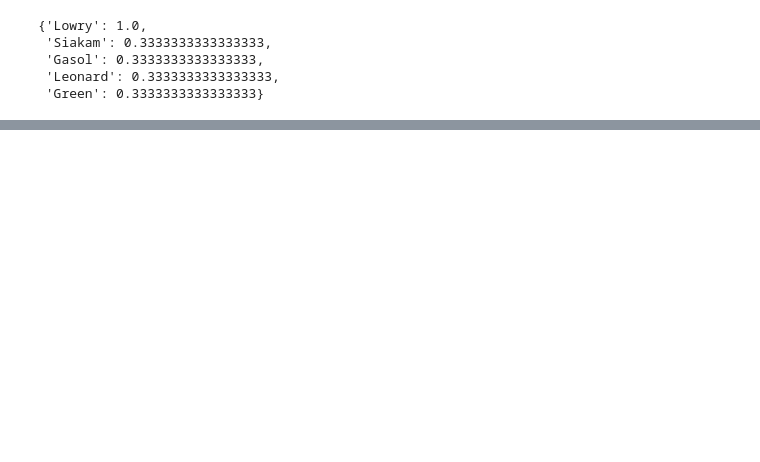
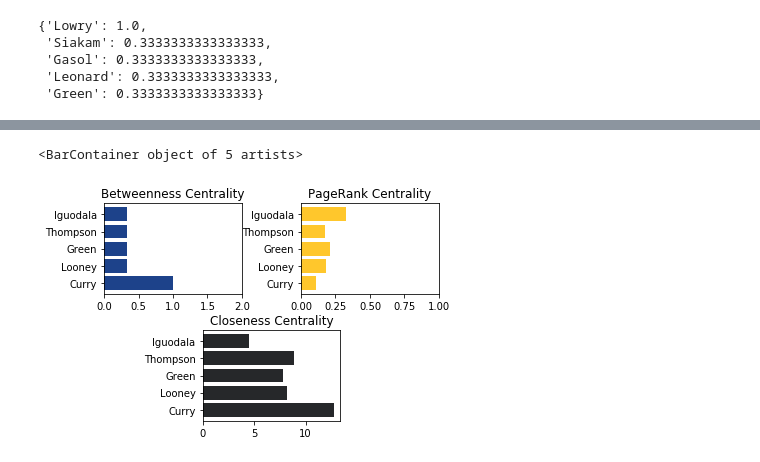
Before and after one commit to shaimayshah/DataScienceForSports, a Jupyter notebook: NBA_data.ipynb, the cells around one changed output, grey strips where cells are left out. Cells and saved outputs as stored; diff of their text form; code cells hidden in the pictures; blank space fills up the shorter version.

```diff
--- a/NBA_data.ipynb
+++ b/NBA_data.ipynb
@@ -39,6 +40,7 @@ None
 # %%
 # Betweeness Centrality
-nx.betweenness_centrality(H, normalized=True, weight = 'weight')
+b_g = nx.betweenness_centrality(H, normalized=True, weight = 'weight')
+b_g
 # %% [output]
 {'Lowry': 1.0,
  'Siakam': 0.3333333333333333,
@@ -125,0 +115,19 @@ nx.closeness_centrality(G, distance='weight')
+# %%
+gs = gridspec.GridSpec(2, 4)
+gs.update(wspace=1.5, hspace=0.4)
+ax1 = plt.subplot(gs[0, :2], )
+ax1.barh(gsw_names, b_g.values(), color = '#1D428A', align = 'center')
+ax1.set(title = "Betweenness Centrality")
+ax1.set_xlim(0,2)
+
+ax2 = plt.subplot(gs[0, 2:])
+ax2.barh(gsw_names, p_g.values(), color = '#FFC72C', align = 'center')
+ax2.set(title = "PageRank Centrality")
+ax2.set_xlim(0,1)
+
+ax3 = plt.subplot(gs[1, 1:3])
+ax3.set(title = "Closeness Centrality")
+ax3.barh(gsw_names, c_g.values(), color = '#26282A', align = 'center')
+# %% [output]
+<BarContainer object of 5 artists>
+[figure, added]
```
Also changed, not shown: parts of 13 cells of this notebook, 1 other file.
